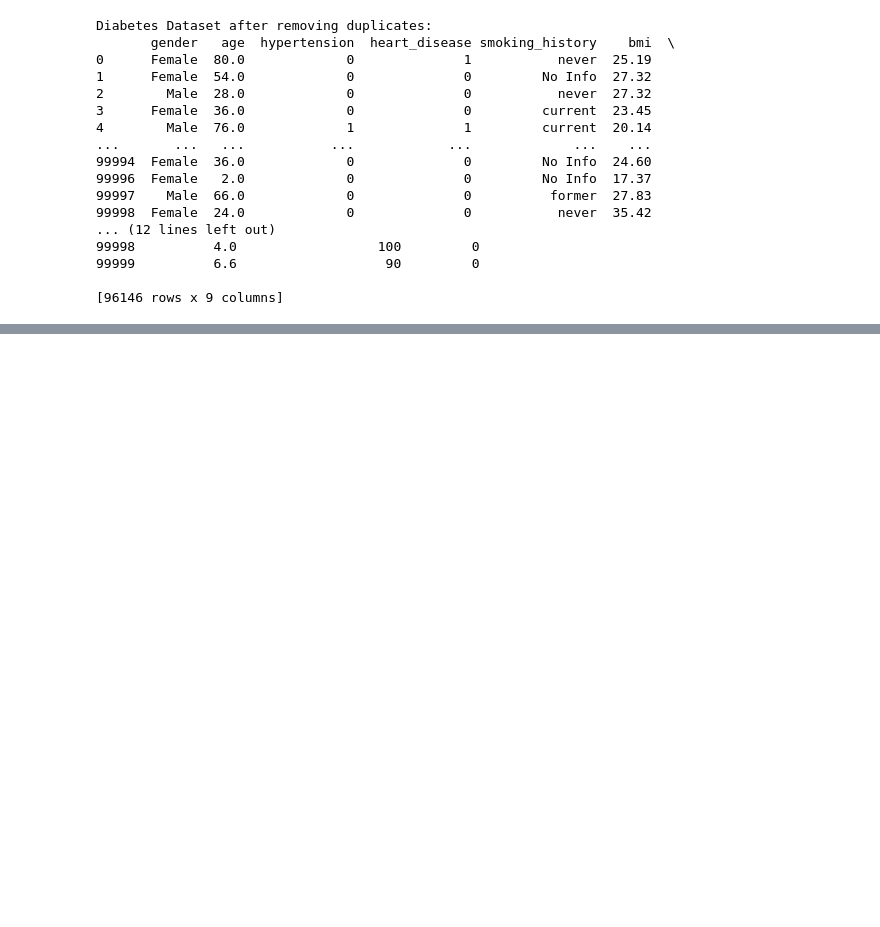
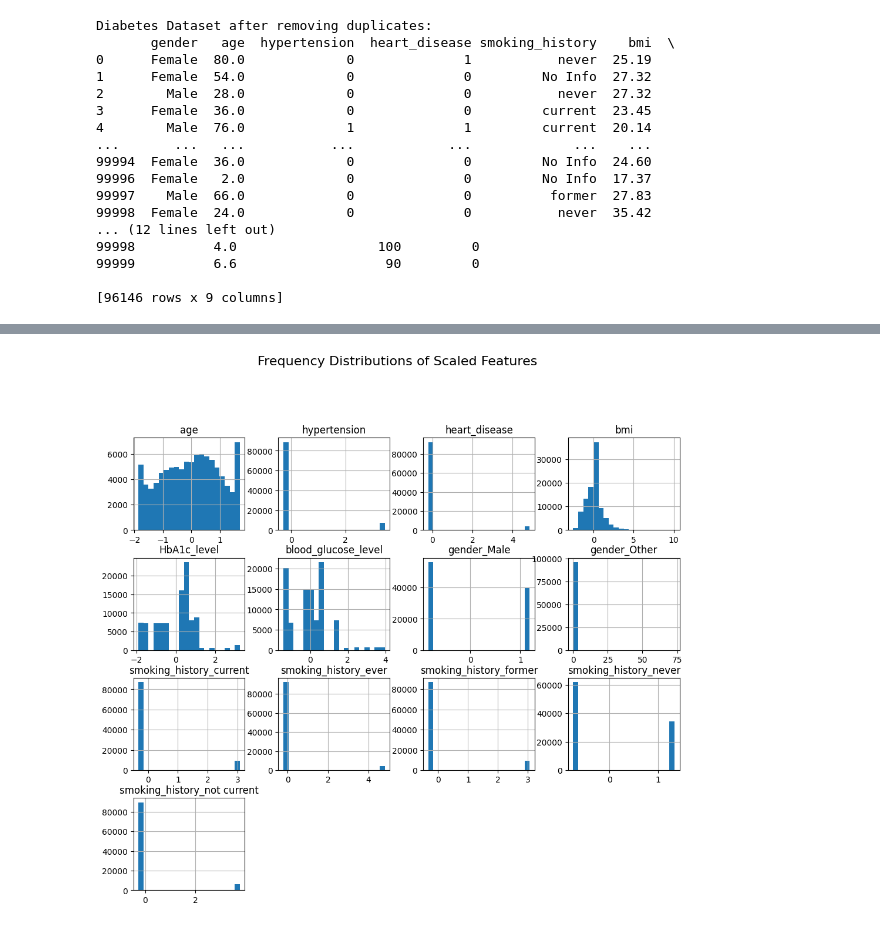
Before and after one commit to ASR16arif/Machine-Learning, a Jupyter notebook: Diabetes_Prediction2.ipynb, the cells around one changed output, grey strips where cells are left out. Drawn from its saved outputs; the diff is of its cells as text; code cells hidden in the pictures; blank space fills up the shorter version.

```diff
--- a/Diabetes_Prediction2.ipynb
+++ b/Diabetes_Prediction2.ipynb
@@ -214,0 +134,14 @@ preprocessor = ColumnTransformer(
+# %%
+X_encoded = pd.get_dummies(X, columns=categorical_columns, drop_first=True)
+# %%
+scaler = StandardScaler()
+# %%
+X_scaled = scaler.fit_transform(X_encoded)
+# %%
+X_scaled_df = pd.DataFrame(X_scaled, columns=X_encoded.columns)
+# %%
+X_scaled_df.hist(figsize=(12, 10), bins=20)
+plt.suptitle('Frequency Distributions of Scaled Features', y=1.02, fontsize=16)
+plt.show()
+# %% [output]
+[figure, added]
```
Also changed, not shown: parts of 76 cells of this notebook.
